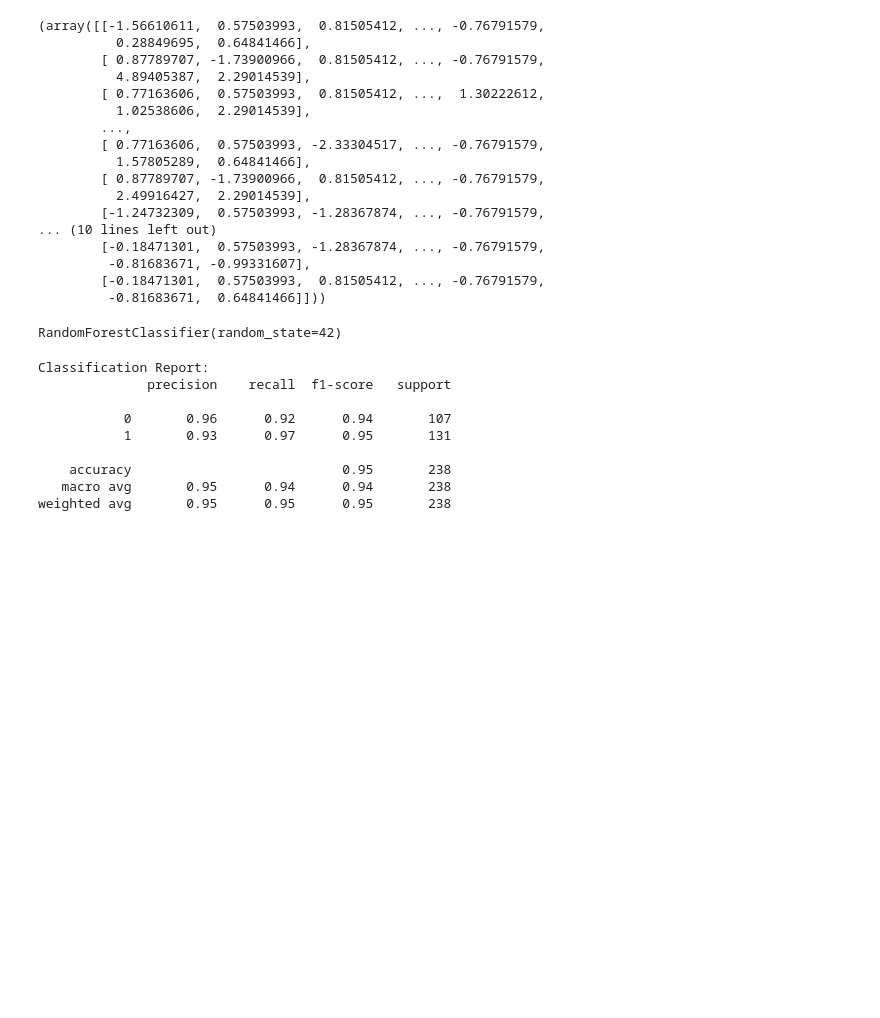
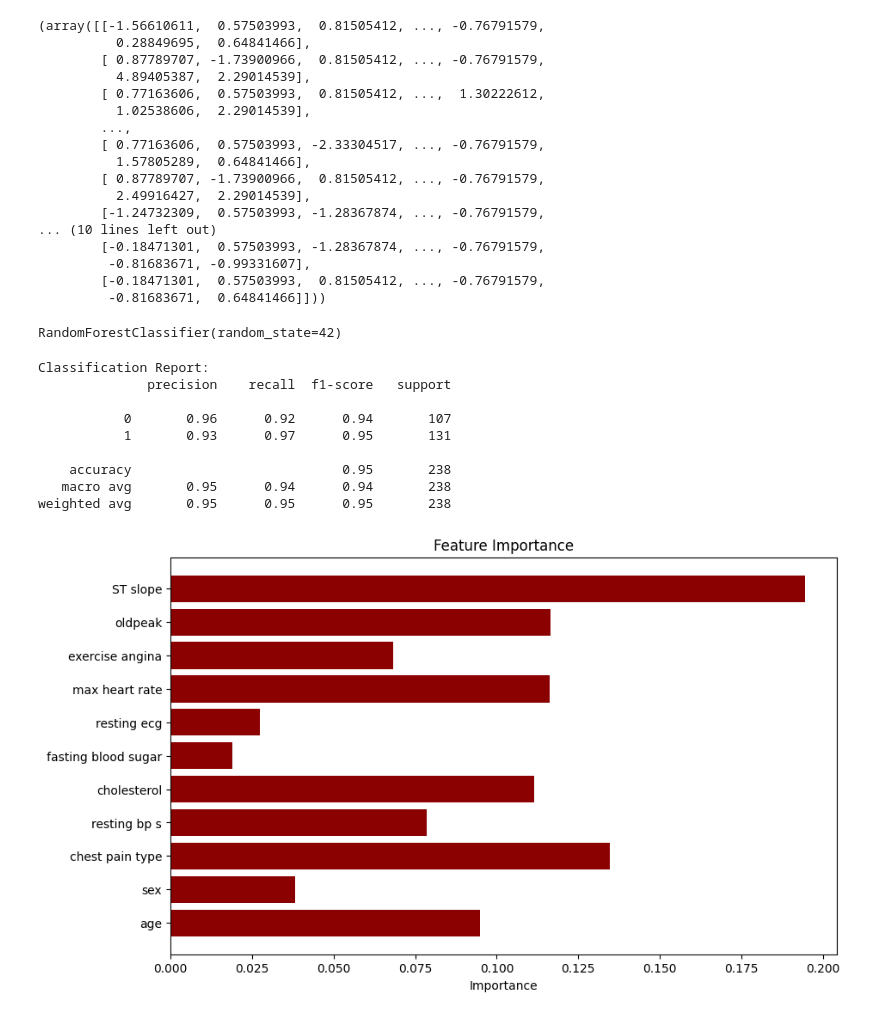
Before and after one commit to SanjayBista1010/Classification, a Jupyter notebook: HeartDiseaseRandomForest.ipynb, the cells around one changed output. Cells and saved outputs as stored; diff of their text form; code cells hidden in the pictures; blank space fills up the shorter version.

```diff
--- a/HeartDiseaseRandomForest.ipynb
+++ b/HeartDiseaseRandomForest.ipynb
@@ -160,9 +160,10 @@ X_train_scaled, X_test_scaled
 X_train, X_test, y_train, y_test = train_test_split(X, y, test_size=0.2, random_state=42)
 # %%
 from sklearn.ensemble import RandomForestClassifier
+from sklearn.tree import plot_tree
 from sklearn.metrics import classification_report
 
-rf_model = RandomForestClassifier(n_estimators=100, random_state=42)
+rf_model = RandomForestClassifier(n_estimators=100, criterion='gini', random_state=42)
 rf_model.fit(X_train, y_train)
 # %% [output]
 RandomForestClassifier(random_state=42)
@@ -181,3 +182,14 @@ Classification Report:
     accuracy                           0.95       238
    macro avg       0.95      0.94      0.94       238
 weighted avg       0.95      0.95      0.95       238
+# %%
+features = X.columns.tolist()
+features_importance = rf_model.feature_importances_
+
+plt.figure(figsize=(10, 6))
+plt.barh(features, features_importance, color='darkred')
+plt.xlabel('Importance')
+plt.title('Feature Importance')
+plt.show()
+# %% [output]
+[figure, added]
```
Also changed, not shown: parts of 1 cell of this notebook.
